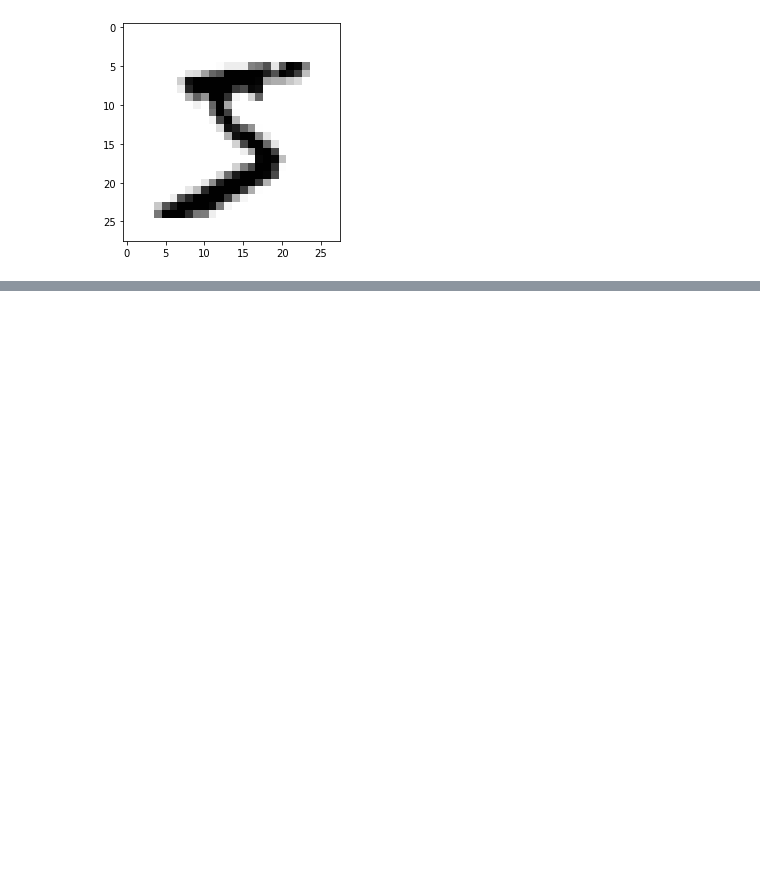
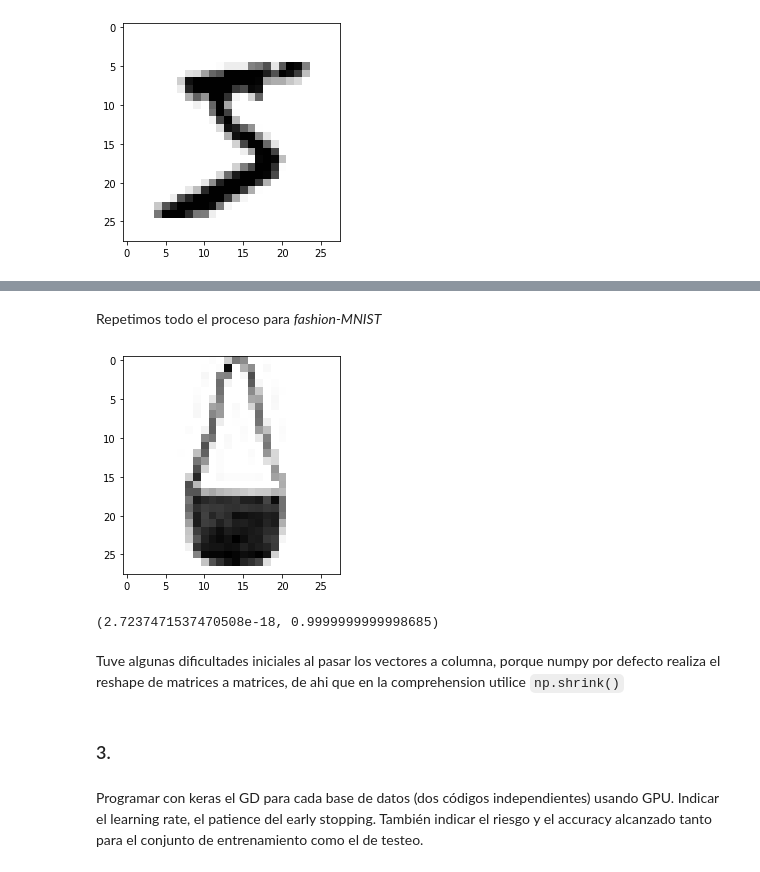
Before and after one commit to Nacho2904/CURSO-LEARNING1, a Jupyter notebook: regresion_logistica.ipynb, the cells around one changed output, grey strips where cells are left out. Cells and saved outputs as stored; diff of their text form; code cells hidden in the pictures; blank space fills up the shorter version.

````diff
--- a/regresion_logistica.ipynb
+++ b/regresion_logistica.ipynb
@@ -569,0 +580,27 @@ plt.imshow(images_as_vectors[:,0].reshape(28,28), cmap = "gray_r")
+# %% [markdown]
+Repetimos todo el proceso para *fashion-MNIST*
+# %%
+rows = np.shape(fashion_train_images)[1]**2
+fashion_images_as_vectors = np.array([np.squeeze(image.reshape(1,rows)) for image in fashion_train_images])
+plt.imshow(fashion_images_as_vectors[520].reshape(28,28), cmap = "gray_r");
+# %% [output]
+[figure, added]
+# %%
+scaler = preprocessing.StandardScaler().fit(fashion_images_as_vectors)
+norm_fashion_inputs = scaler.transform(fashion_images_as_vectors)
+
+# Seleccionamos también los targets para cuando entrenemos el modelo
+fashion_targets = fashion_train_labels.copy().reshape(len(fashion_train_labels), 1)
+
+np.mean(norm_fashion_inputs[:,0]), np.std(norm_fashion_inputs[:,70])
+# %% [output]
+(2.7237471537470508e-18, 0.9999999999998685)
+# %% [markdown]
+Tuve algunas dificultades iniciales al pasar los vectores a columna, porque numpy por defecto realiza el reshape de matrices a matrices, de ahi que en la comprehension utilice ```np.shrink()```
+# %% [markdown]
+### 3.
+# %% [markdown]
+Programar con keras el GD para cada base de datos (dos códigos independientes)
+usando GPU. Indicar el learning rate, el patience del early stopping. También
+indicar el riesgo y el accuracy alcanzado tanto para el conjunto de entrenamiento
+como el de testeo.
````
Also changed, not shown: parts of 20 cells of this notebook.
